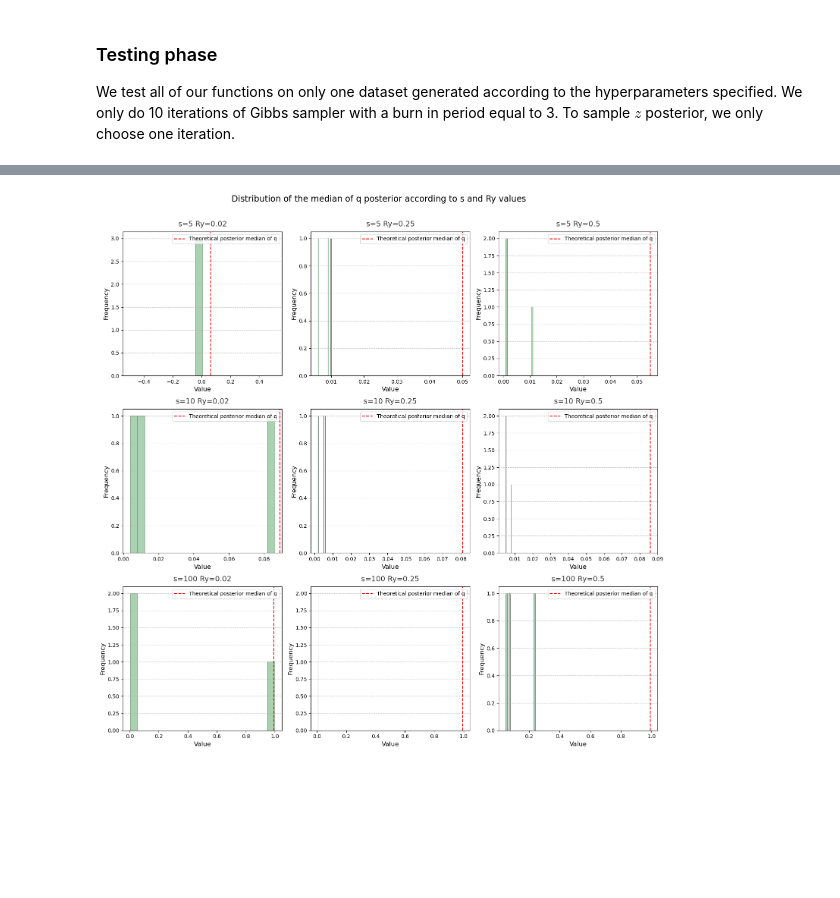
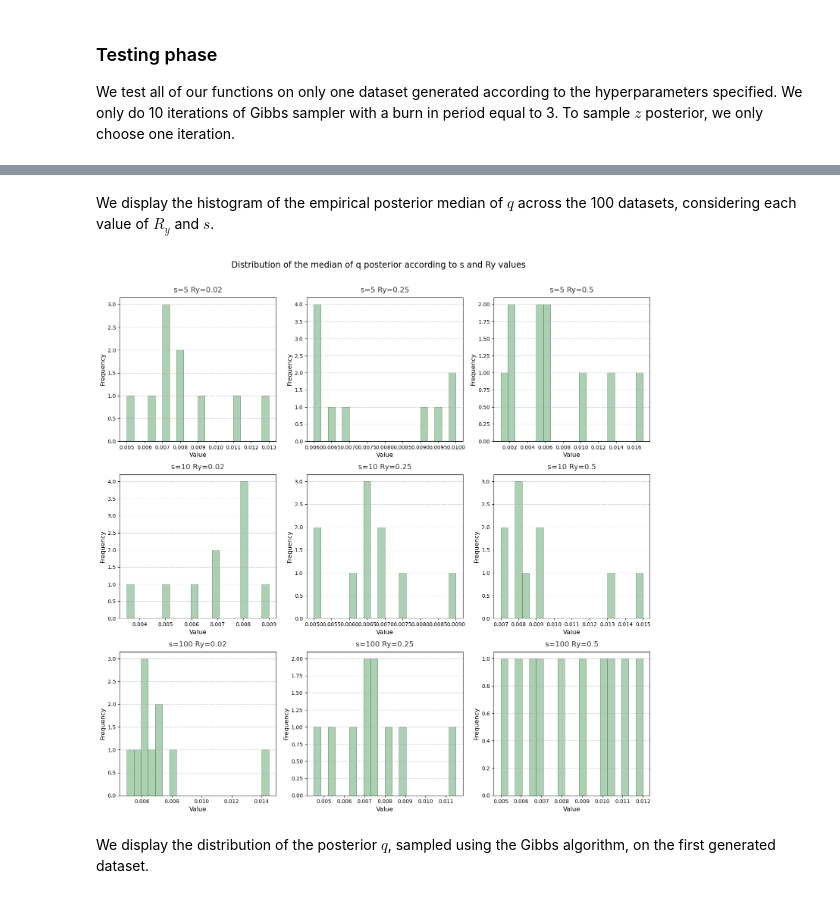
Before and after one commit to yanisrem/AssignmentsSB, a Jupyter notebook: DM2_yanis.ipynb, the cells around one changed output, grey strips where cells are left out. Cells and saved outputs as stored; diff of their text form; code cells hidden in the pictures; blank space fills up the shorter version.

```diff
--- a/DM2_yanis.ipynb
+++ b/DM2_yanis.ipynb
@@ -854,11 +854,11 @@ B=1
 n_iter_zi=1
 
 # for Gibbs sampler of join posterior
-n_iter=1000
-burn_in_period=1000
+n_iter=110000
+burn_in_period=10000
 
 # number of datasets sampled
-n_datasets=10
+n_datasets=100
 
 np.random.seed(seed)
 
@@ -880,10 +880,6 @@ q_posteriors_by_dataset = pipeline_q_posterior(n_datasets=n_datasets,
                                                B=B,
                                                standardized_X=True)
 
-print("Samples of posterior median of q for each dataset, for each value of Ry and s: \n")
-print(q_posteriors_by_dataset)
-
-print("Posterior median of q accross all datasets, for each configuration of Ry and s: \n")
-samples_median_q_posterior=compute_samples_median_q_posterior_by_configuration(q_posteriors_by_dataset)
-print(samples_median_q_posterior)
+%store q_posteriors_by_dataset
+%store samples_median_q_posterior
 # %% [output]
@@ -891,20 +901,23 @@ KeyboardInterrupt:
+# %% [markdown]
+We display the histogram of the empirical posterior median of $q$ across the 100 datasets, considering each value of $R_y$ and $s$.
 # %%
 fig, axs = plt.subplots(3, 3, figsize=(15, 15))
 fig.suptitle('Distribution of the median of q posterior according to s and Ry values', fontsize=16)
 axs = axs.flatten()
 for i, (key, values) in enumerate(samples_median_q_posterior.items()):
     axs[i].hist(values, bins=20, color='#86bf91', edgecolor='#1a1a1a', linewidth=0.5, alpha=0.7)
     axs[i].set_title(key, fontsize=14, color='#333333', pad=10)
     axs[i].set_xlabel('Value', fontsize=12)
     axs[i].set_ylabel('Frequency', fontsize=12)
     axs[i].grid(axis='y', linestyle='--', alpha=0.7)
-    axs[i].legend(loc='upper right', fontsize='medium')
 
 
 plt.tight_layout(rect=[0, 0, 1, 0.97])
 plt.show()
 # %% [output]
-[figure, old version]
+[figure, new version]
+# %% [markdown]
+We display the distribution of the posterior $q$, sampled using the Gibbs algorithm, on the first generated dataset.
 # %%
 q_posteriors_first_dataset=q_posteriors_by_dataset["Dataset 1"]
 
```
Also changed, not shown: parts of 5 cells of this notebook.
